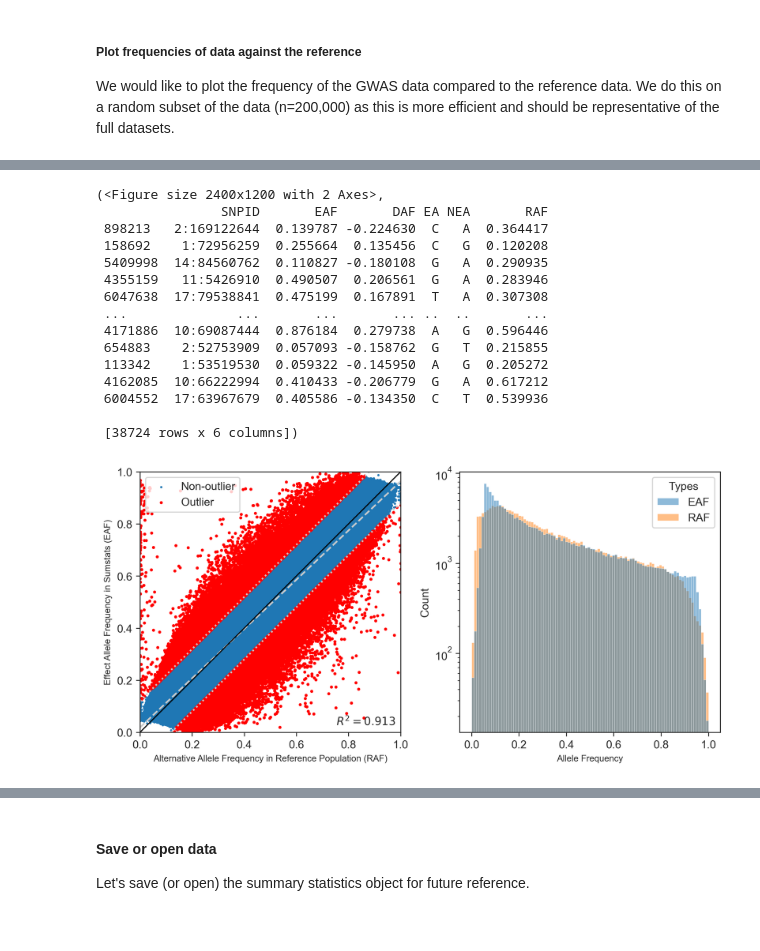
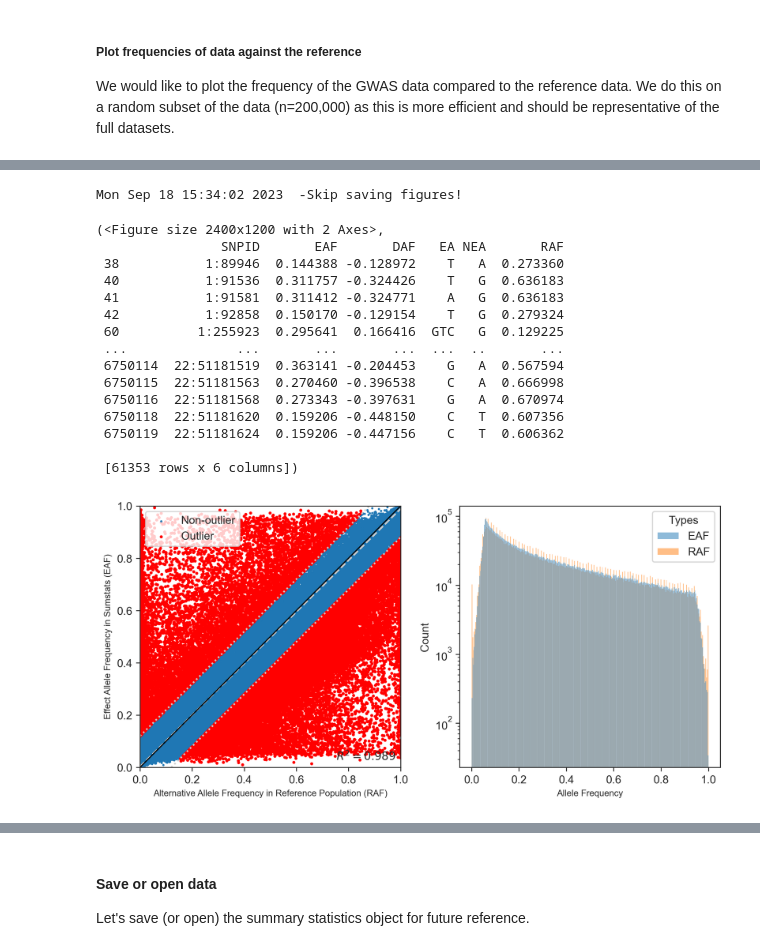
Before and after one commit to CirculatoryHealth/AAO_IschemicStroke, a Jupyter notebook: 5. Parsing_GWASSumStats_forFAIR.ipynb, the cells around one changed output, grey strips where cells are left out. Saved outputs shown, nothing was run; the diff lists cells and outputs as text; code cells hidden in the pictures.

```diff
--- a/5. Parsing_GWASSumStats_forFAIR.ipynb
+++ b/5. Parsing_GWASSumStats_forFAIR.ipynb
@@ -1887,3 +1945,4 @@ Fri Sep 15 21:14:52 2023 Finished allele frequency checking!
 # %%
-gwas_combo_sumstats_sample.plot_daf(threshold=0.12)
+# gwas_combo_sumstats_sample.plot_daf(threshold=0.12)
+gwas_combo_sumstats.plot_daf(threshold=0.12)
 # %% [output]
@@ -1900,17 +1958,18 @@ Fri Sep 15 21:14:54 2023  -Skip saving figures!
-(<Figure size 2400x1200 with 2 Axes>,
-                SNPID       EAF       DAF EA NEA       RAF
- 898213   2:169122644  0.139787 -0.224630  C   A  0.364417
- 158692    1:72956259  0.255664  0.135456  C   G  0.120208
- 5409998  14:84560762  0.110827 -0.180108  G   A  0.290935
- 4355159   11:5426910  0.490507  0.206561  G   A  0.283946
- 6047638  17:79538841  0.475199  0.167891  T   A  0.307308
- ...              ...       ...       ... ..  ..       ...
- 4171886  10:69087444  0.876184  0.279738  A   G  0.596446
- 654883    2:52753909  0.057093 -0.158762  G   T  0.215855
- 113342    1:53519530  0.059322 -0.145950  A   G  0.205272
- 4162085  10:66222994  0.410433 -0.206779  G   A  0.617212
- 6004552  17:63967679  0.405586 -0.134350  C   T  0.539936
-
- [38724 rows x 6 columns])
+Mon Sep 18 15:34:02 2023  -Skip saving figures!
+(<Figure size 2400x1200 with 2 Axes>,
+                SNPID       EAF       DAF   EA NEA       RAF
+ 38           1:89946  0.144388 -0.128972    T   A  0.273360
+ 40           1:91536  0.311757 -0.324426    T   G  0.636183
+ 41           1:91581  0.311412 -0.324771    A   G  0.636183
+ 42           1:92858  0.150170 -0.129154    T   G  0.279324
+ 60          1:255923  0.295641  0.166416  GTC   G  0.129225
+ ...              ...       ...       ...  ...  ..       ...
+ 6750114  22:51181519  0.363141 -0.204453    G   A  0.567594
+ 6750115  22:51181563  0.270460 -0.396538    C   A  0.666998
+ 6750116  22:51181568  0.273343 -0.397631    G   A  0.670974
+ 6750118  22:51181620  0.159206 -0.448150    C   T  0.607356
+ 6750119  22:51181624  0.159206 -0.447156    C   T  0.606362
+
+ [61353 rows x 6 columns])
-[figure, old version]
+[figure, new version]
 # %%
```
Also changed, not shown: parts of 95 cells of this notebook, 16 other files.
